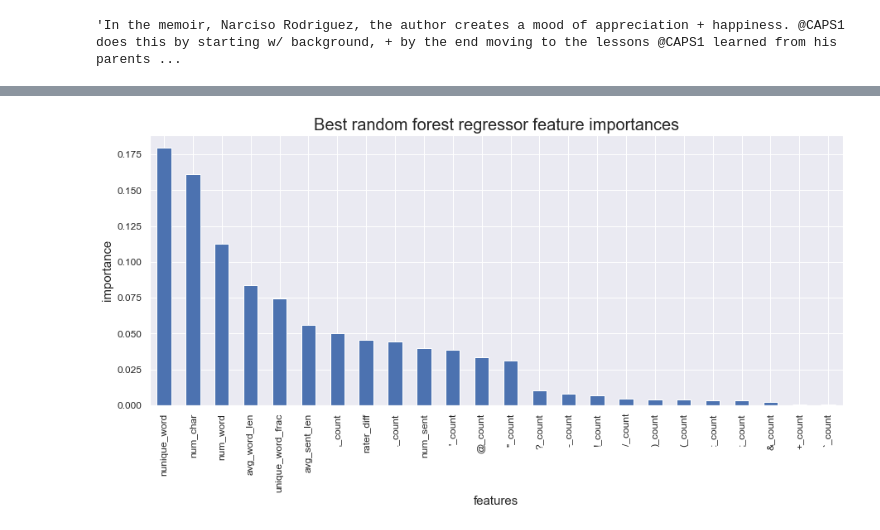
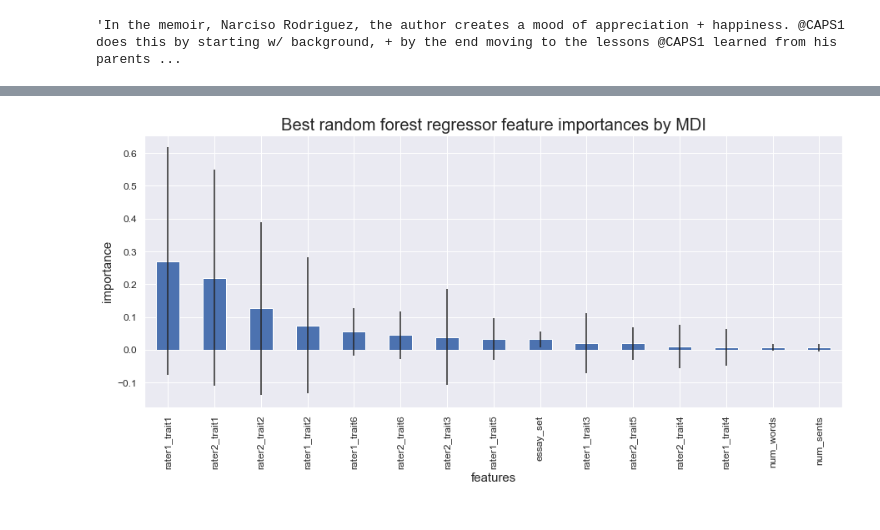
Before and after one commit to Jaester88/essay_scoring, a Jupyter notebook: practice.ipynb, the cells around one changed output, grey strips where cells are left out. Saved outputs shown, nothing was run; the diff lists cells and outputs as text; code cells hidden in the pictures.

```diff
--- a/practice.ipynb
+++ b/practice.ipynb
@@ -747,0 +495,2 @@ _ = sns.heatmap(df2.corr(), cmap='Blues')
+# %%
+df = df.drop(['rater3_domain1'], axis=1)
@@ -747,0 +532,11 @@ _ = sns.heatmap(df2.corr(), cmap='Blues')
+# %%
+cols = ['rater1_domain2', 'rater2_domain2', 'domain2_score',
+       'rater1_trait1', 'rater1_trait2', 'rater1_trait3', 'rater1_trait4',
+       'rater1_trait5', 'rater1_trait6', 'rater2_trait1', 'rater2_trait2',
+       'rater2_trait3', 'rater2_trait4', 'rater2_trait5', 'rater2_trait6',
+       'rater3_trait1', 'rater3_trait2', 'rater3_trait3', 'rater3_trait4',
+       'rater3_trait5', 'rater3_trait6']
+
+for col in cols:
+    df[str(col) + '_isna'] = df[col].isna().astype(int)
+    df[col] = df[col].fillna(0)
@@ -748,8 +563,6 @@ _ = sns.heatmap(df2.corr(), cmap='Blues')
 # %%
-X = df2[['num_char', 'num_word', 'avg_word_len', 'rater_diff', '!_count', '"_count', '&_count', "'_count",
-         '(_count', ')_count', '+_count', ',_count', '-_count', '._count', '/_count', ':_count', ';_count',
-         '?_count', '@_count', '`_count', 'nunique_word', 'unique_word_frac', 'num_sent', 'avg_sent_len']]
-y = df2.domain1_score
+X = df.drop(['essay', 'rater1_domain1', 'rater2_domain1', 'domain1_score'], axis=1)
+y = df.domain1_score
 # %%
 X_train, X_test, y_train, y_test = train_test_split(X, y, test_size=0.25, random_state=42)
 print(X_train.shape, X_test.shape, y_train.shape, y_test.shape)
@@ -764,0 +571,2 @@ print(cv_score, cv_score.mean(), cv_score.std())
+# %%
+rf = RandomForestRegressor(n_estimators=1000, max_features=28, random_state=42, n_jobs=-1)
@@ -794,12 +610,14 @@ MAE:  0.55
 # %%
 # Plot the feature importances.
 plt.subplots(figsize=(15, 6))
 imps = rf.feature_importances_
-rf_feat_imps = pd.Series(imps, index=X_train.columns).sort_values(ascending=False)
-_ = rf_feat_imps.plot(kind='bar', fontsize=12)
+std = np.std([tree.feature_importances_ for tree in rf.estimators_], axis=0)
+rf_feat_imps = pd.DataFrame(np.array([imps, std]).T, index=X_train.columns, columns=['importance', 'std'])\
+                    .sort_values(by='importance', ascending=False)[:15]
+_ = rf_feat_imps['importance'].plot(kind='bar', yerr=rf_feat_imps['std'], fontsize=12)
 _ = plt.xlabel('features', fontsize=15)
 _ = plt.ylabel('importance', fontsize=15)
-_ = plt.title('Best random forest regressor feature importances', fontsize=20);
+_ = plt.title('Best random forest regressor feature importances by MDI', fontsize=20);
 plt.show()
 # %% [output]
-[figure, old version]
+[figure, new version]
```
Also changed, not shown: parts of 136 cells of this notebook.
